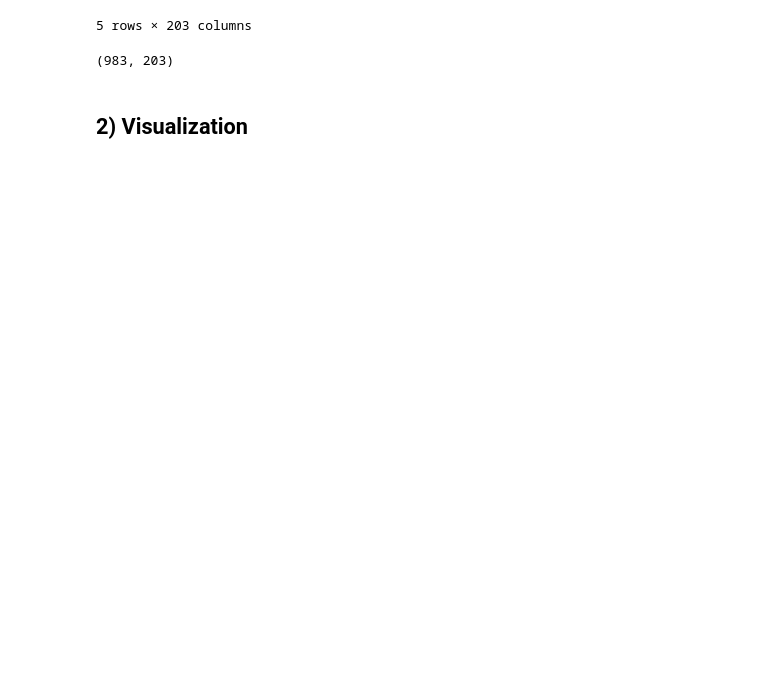
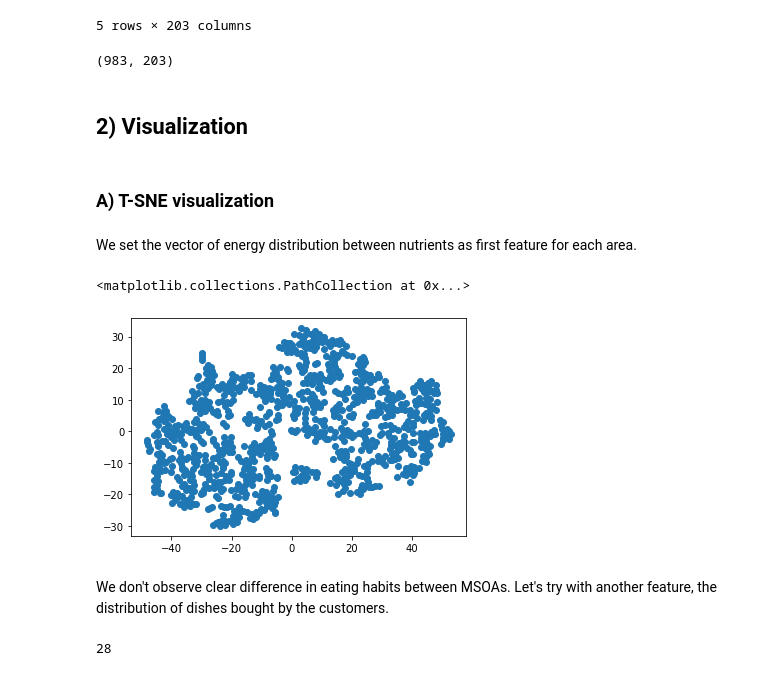
Before and after one commit to epfl-ada/ada-2020-project-milestone-p3-p3_adacadabra, a Jupyter notebook: extension.ipynb, the cells around one changed output. Drawn from its saved outputs; the diff is of its cells as text; code cells hidden in the pictures; blank space fills up the shorter version.

Commit message:
2) Visualization

```diff
--- a/extension.ipynb
+++ b/extension.ipynb
@@ -100,3 +100,5 @@ main_df.shape
 (983, 203)
 # %% [markdown]
 ## 2) Visualization
+# %% [markdown]
+### A) T-SNE visualization
@@ -102,0 +107,22 @@ main_df.shape
+# %% [markdown]
+We set the vector of energy distribution between nutrients as first feature for each area.
+# %%
+features=["f_energy_fat","f_energy_fibre","f_energy_protein",
+          "f_energy_sugar","f_energy_alcohol","f_energy_alcohol"]
+# %%
+tsne_nutrients = TSNE(n_components=2).fit_transform(main_df[features])
+# %%
+plt.scatter(tsne_nutrients[:,0],tsne_nutrients[:,1])
+# %% [output]
+<matplotlib.collections.PathCollection at 0x...>
+[figure, added]
+# %% [markdown]
+We don't observe clear difference in eating habits between MSOAs. Let's try with another feature, the distribution of dishes bought by the customers.
+# %%
+feats = []
+for col in main_df.columns:
+    if "f_" in col and "energy" not in col:
+        feats.append(col)
+len(feats)
+# %% [output]
+28
```
Also changed, not shown: parts of 6 cells of this notebook.
